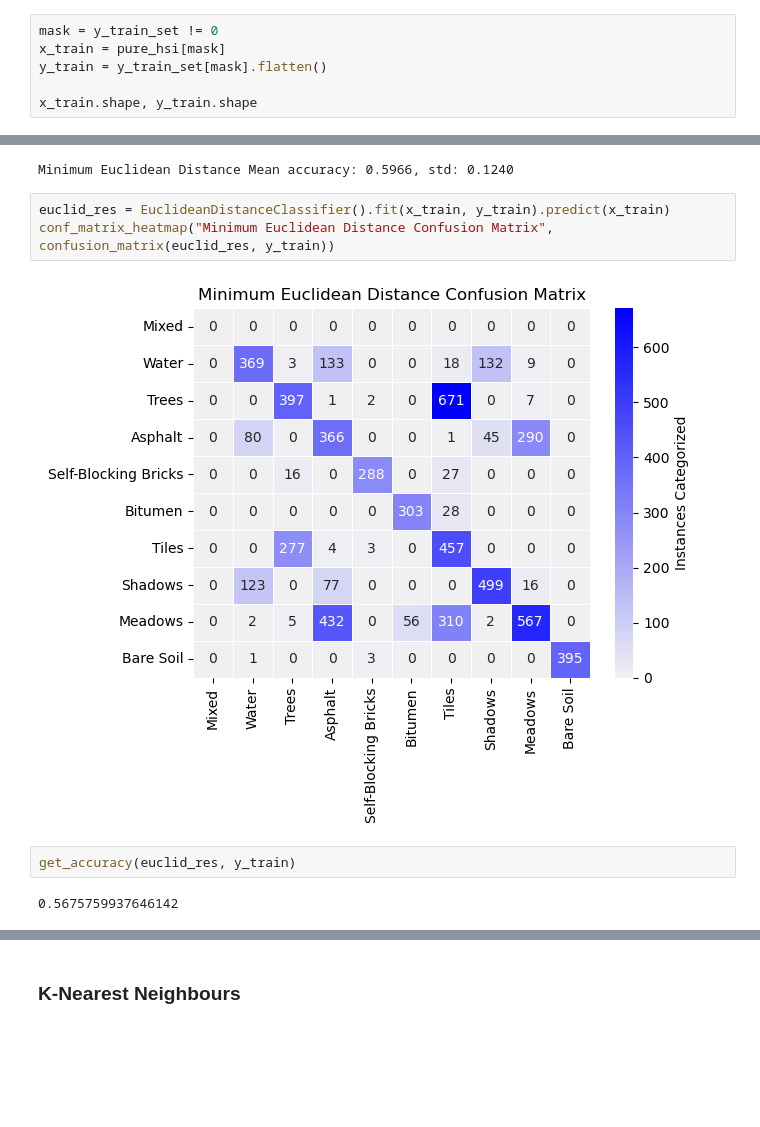
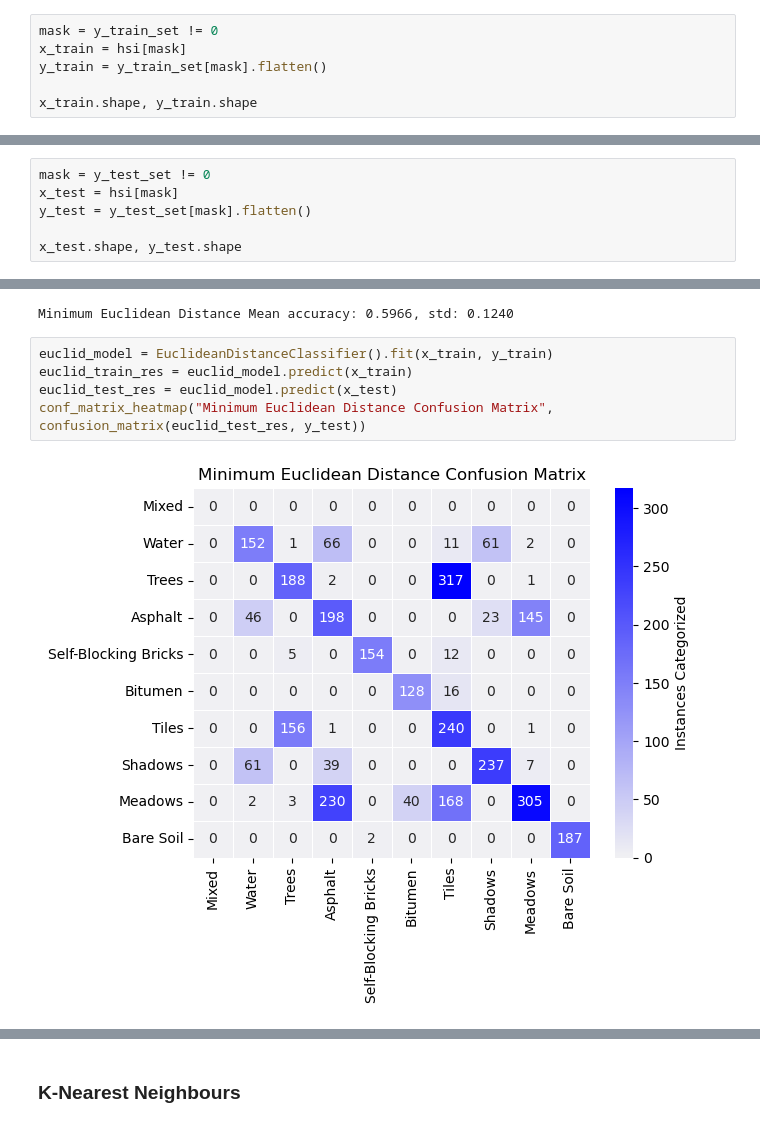
Before and after one commit to dimits-ts/hyperspectral-imaging, a Jupyter notebook: Project_AUEB.ipynb, the cells around one changed output, grey strips where cells are left out. Cells and saved outputs as stored; diff of their text form; blank space fills up the shorter version.

```diff
--- a/Project_AUEB.ipynb
+++ b/Project_AUEB.ipynb
@@ -392,8 +391,14 @@ arrays_stats([y_train_set, y_test_set, y_oper_set], names=["Train", "Test", "Ope
 # %%
 mask = y_train_set != 0
-x_train = pure_hsi[mask]
+x_train = hsi[mask]
 y_train = y_train_set[mask].flatten()
 
 x_train.shape, y_train.shape
 # %% [output]
 ((6415, 103), (6415,))
+# %%
+mask = y_test_set != 0
+x_test = hsi[mask]
+y_test = y_test_set[mask].flatten()
+
+x_test.shape, y_test.shape
@@ -556,11 +560,9 @@ print(f"Minimum Euclidean Distance Mean accuracy: {res[0]:.4f}, std: {res[1]:.4f
 # %% [output]
 Minimum Euclidean Distance Mean accuracy: 0.5966, std: 0.1240
 # %%
-euclid_res = EuclideanDistanceClassifier().fit(x_train, y_train).predict(x_train)
-conf_matrix_heatmap("Minimum Euclidean Distance Confusion Matrix", confusion_matrix(euclid_res, y_train))
+euclid_model = EuclideanDistanceClassifier().fit(x_train, y_train)
+euclid_train_res = euclid_model.predict(x_train)
+euclid_test_res = euclid_model.predict(x_test)
+conf_matrix_heatmap("Minimum Euclidean Distance Confusion Matrix", confusion_matrix(euclid_test_res, y_test))
 # %% [output]
-[figure, old version]
+[figure, new version]
-# %%
-get_accuracy(euclid_res, y_train)
-# %% [output]
-0.5675759937646142
```
Also changed, not shown: parts of 28 cells of this notebook.
